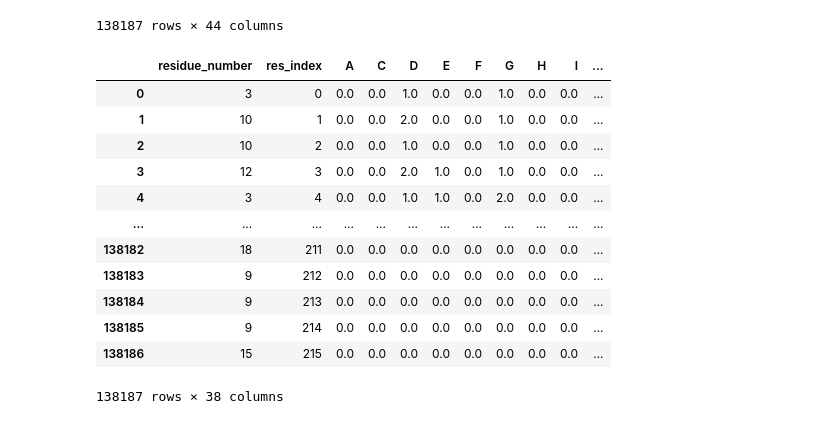
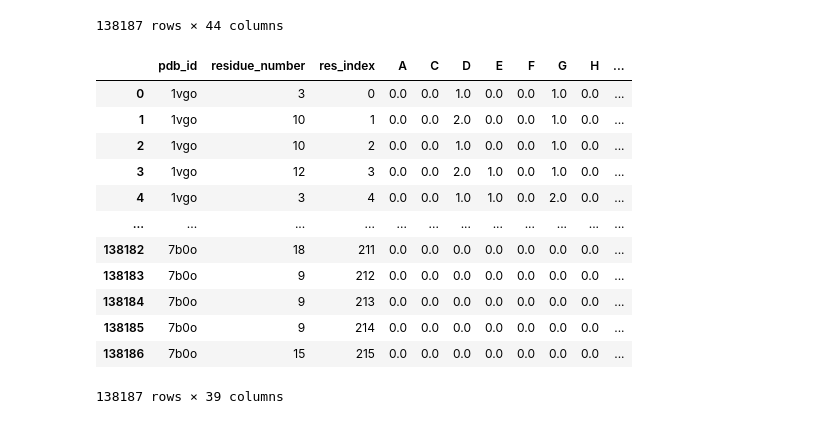
Before and after one commit to Dparanou/transmembrane-protein-prediction, a Jupyter notebook: proteins_classifier.ipynb, the cells around one changed output. Saved outputs shown, nothing was run; the diff lists cells and outputs as text; code cells hidden in the pictures.

```diff
--- a/proteins_classifier.ipynb
+++ b/proteins_classifier.ipynb
@@ -30,24 +29,27 @@ df
 | 138186 | 7b0o | A | LYFQGHMDRLITLVVSYSIAFSIFALATMAVVY... | R | 15 | 215 | 210 | 0.0 | 0.0 | ... |
 138187 rows × 44 columns
 # %%
-X = df.iloc[:, 4:43]
+X = df.iloc[:, 0:43]
+X = X.drop(['chain_id'], axis=1)
+X = X.drop(['sequence'], axis=1)
+X = X.drop(['residue'], axis=1)
 X = X.drop(['pdb_res_index'], axis=1)
 y = df['tm_segment']
 X
 # %% [output]
-|  | residue_number | res_index | A | C | D | E | F | G | H | I | ... |
-| 0 | 3 | 0 | 0.0 | 0.0 | 1.0 | 0.0 | 0.0 | 1.0 | 0.0 | 0.0 | ... |
-| 1 | 10 | 1 | 0.0 | 0.0 | 2.0 | 0.0 | 0.0 | 1.0 | 0.0 | 0.0 | ... |
-| 2 | 10 | 2 | 0.0 | 0.0 | 1.0 | 0.0 | 0.0 | 1.0 | 0.0 | 0.0 | ... |
-| 3 | 12 | 3 | 0.0 | 0.0 | 2.0 | 1.0 | 0.0 | 1.0 | 0.0 | 0.0 | ... |
-| 4 | 3 | 4 | 0.0 | 0.0 | 1.0 | 1.0 | 0.0 | 2.0 | 0.0 | 0.0 | ... |
+|  | pdb_id | residue_number | res_index | A | C | D | E | F | G | H | ... |
+| 0 | 1vgo | 3 | 0 | 0.0 | 0.0 | 1.0 | 0.0 | 0.0 | 1.0 | 0.0 | ... |
+| 1 | 1vgo | 10 | 1 | 0.0 | 0.0 | 2.0 | 0.0 | 0.0 | 1.0 | 0.0 | ... |
+| 2 | 1vgo | 10 | 2 | 0.0 | 0.0 | 1.0 | 0.0 | 0.0 | 1.0 | 0.0 | ... |
+| 3 | 1vgo | 12 | 3 | 0.0 | 0.0 | 2.0 | 1.0 | 0.0 | 1.0 | 0.0 | ... |
+| 4 | 1vgo | 3 | 4 | 0.0 | 0.0 | 1.0 | 1.0 | 0.0 | 2.0 | 0.0 | ... |
 | ... | ... | ... | ... | ... | ... | ... | ... | ... | ... | ... | ... |
-| 138182 | 18 | 211 | 0.0 | 0.0 | 0.0 | 0.0 | 0.0 | 0.0 | 0.0 | 0.0 | ... |
-| 138183 | 9 | 212 | 0.0 | 0.0 | 0.0 | 0.0 | 0.0 | 0.0 | 0.0 | 0.0 | ... |
-| 138184 | 9 | 213 | 0.0 | 0.0 | 0.0 | 0.0 | 0.0 | 0.0 | 0.0 | 0.0 | ... |
-| 138185 | 9 | 214 | 0.0 | 0.0 | 0.0 | 0.0 | 0.0 | 0.0 | 0.0 | 0.0 | ... |
-| 138186 | 15 | 215 | 0.0 | 0.0 | 0.0 | 0.0 | 0.0 | 0.0 | 0.0 | 0.0 | ... |
+| 138182 | 7b0o | 18 | 211 | 0.0 | 0.0 | 0.0 | 0.0 | 0.0 | 0.0 | 0.0 | ... |
+| 138183 | 7b0o | 9 | 212 | 0.0 | 0.0 | 0.0 | 0.0 | 0.0 | 0.0 | 0.0 | ... |
+| 138184 | 7b0o | 9 | 213 | 0.0 | 0.0 | 0.0 | 0.0 | 0.0 | 0.0 | 0.0 | ... |
+| 138185 | 7b0o | 9 | 214 | 0.0 | 0.0 | 0.0 | 0.0 | 0.0 | 0.0 | 0.0 | ... |
+| 138186 | 7b0o | 15 | 215 | 0.0 | 0.0 | 0.0 | 0.0 | 0.0 | 0.0 | 0.0 | ... |
-138187 rows × 38 columns
+138187 rows × 39 columns
 # %%
 # Data normilizations
 scaler = StandardScaler()
```
Also changed, not shown: parts of 11 cells of this notebook, 1 other file.
